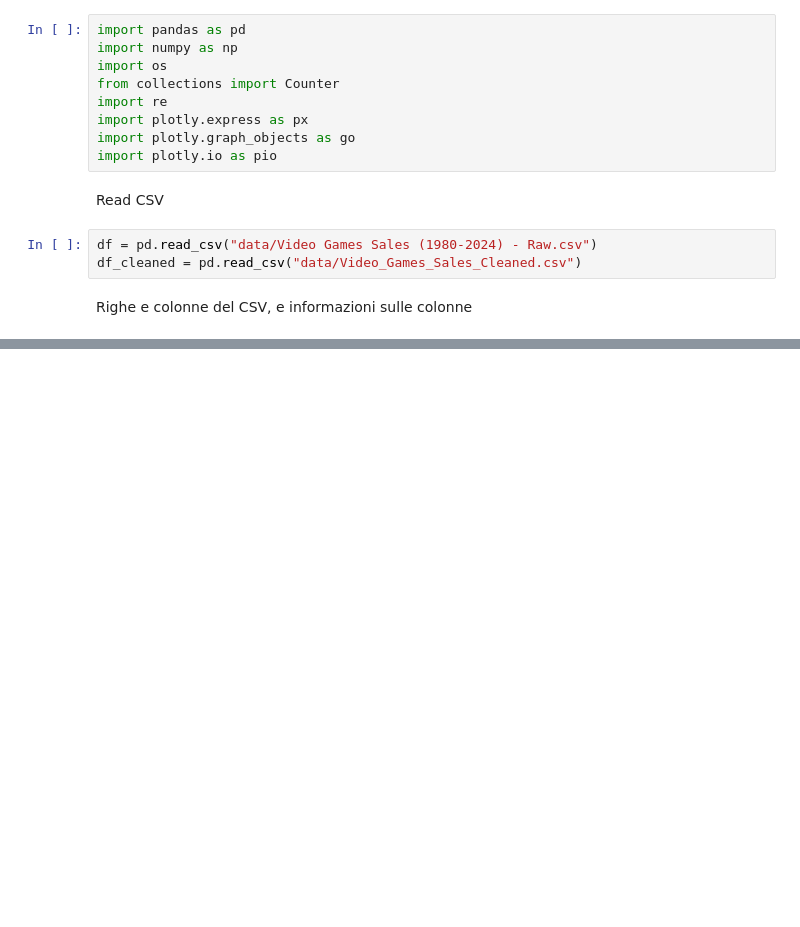
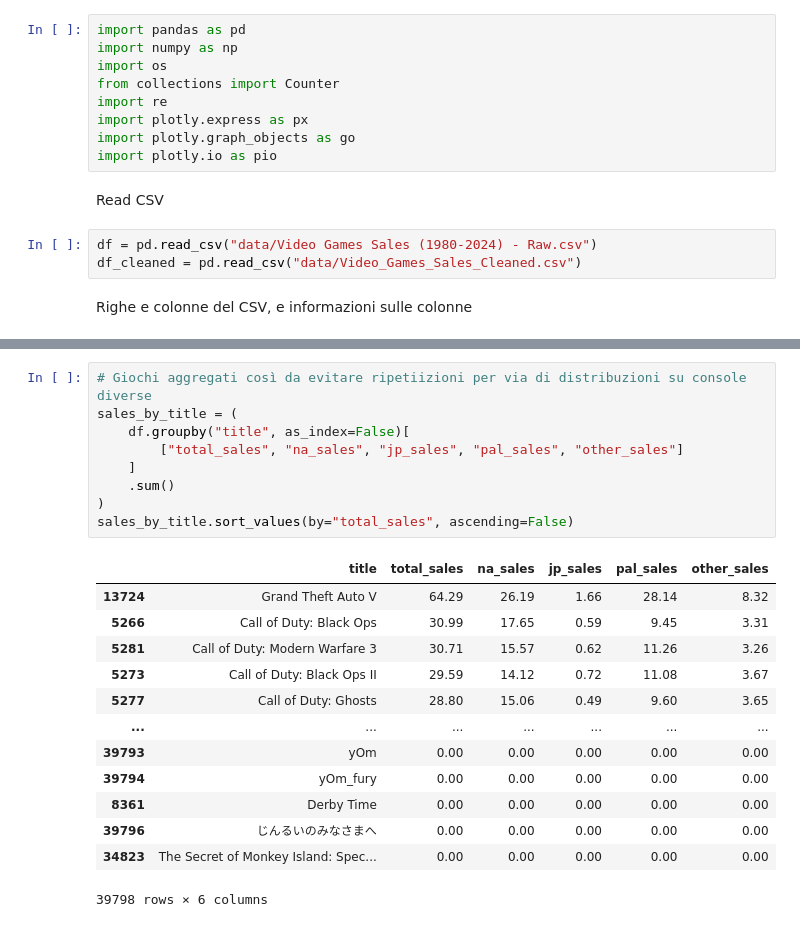
Before and after one commit to IsmaelTrentin/datasci-prj1, a Jupyter notebook: videogames.ipynb, the cells around one changed output, grey strips where cells are left out. Drawn from its saved outputs; the diff is of its cells as text; blank space fills up the shorter version.

```diff
--- a/videogames.ipynb
+++ b/videogames.ipynb
@@ -55,0 +80,23 @@ fig.show()
+# %%
+# Giochi aggregati così da evitare ripetiizioni per via di distribuzioni su console diverse
+sales_by_title = (
+    df.groupby("title", as_index=False)[
+        ["total_sales", "na_sales", "jp_sales", "pal_sales", "other_sales"]
+    ]
+    .sum()
+)
+sales_by_title.sort_values(by="total_sales", ascending=False)
+# %% [output]
+|  | title | total_sales | na_sales | jp_sales | pal_sales | other_sales |
+| 13724 | Grand Theft Auto V | 64.29 | 26.19 | 1.66 | 28.14 | 8.32 |
+| 5266 | Call of Duty: Black Ops | 30.99 | 17.65 | 0.59 | 9.45 | 3.31 |
+| 5281 | Call of Duty: Modern Warfare 3 | 30.71 | 15.57 | 0.62 | 11.26 | 3.26 |
+| 5273 | Call of Duty: Black Ops II | 29.59 | 14.12 | 0.72 | 11.08 | 3.67 |
+| 5277 | Call of Duty: Ghosts | 28.80 | 15.06 | 0.49 | 9.60 | 3.65 |
+| ... | ... | ... | ... | ... | ... | ... |
+| 39793 | yOm | 0.00 | 0.00 | 0.00 | 0.00 | 0.00 |
+| 39794 | yOm_fury | 0.00 | 0.00 | 0.00 | 0.00 | 0.00 |
+| 8361 | Derby Time | 0.00 | 0.00 | 0.00 | 0.00 | 0.00 |
+| 39796 | じんるいのみなさまへ | 0.00 | 0.00 | 0.00 | 0.00 | 0.00 |
+| 34823 | The Secret of Monkey Island: Spec... | 0.00 | 0.00 | 0.00 | 0.00 | 0.00 |
+39798 rows × 6 columns
```
Also changed, not shown: parts of 13 cells of this notebook.
